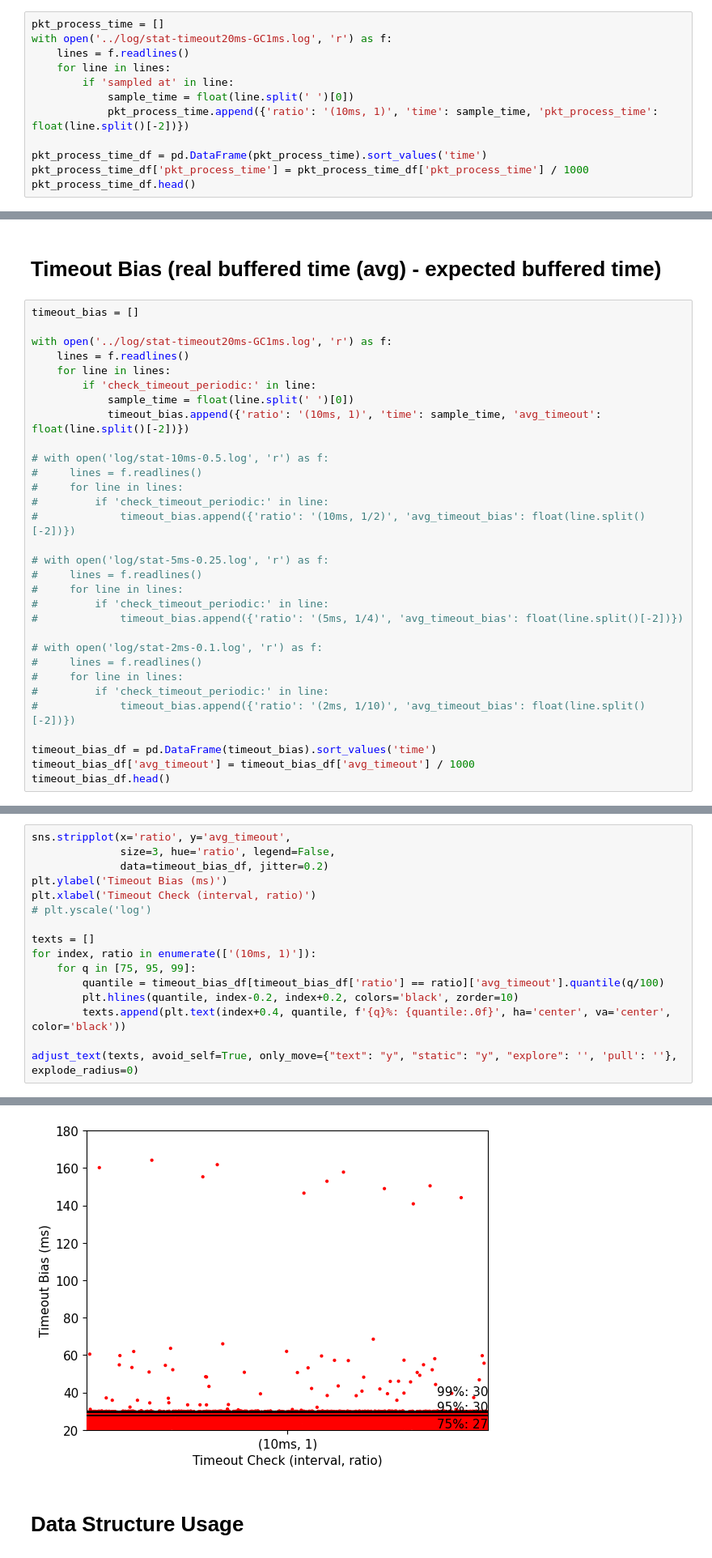
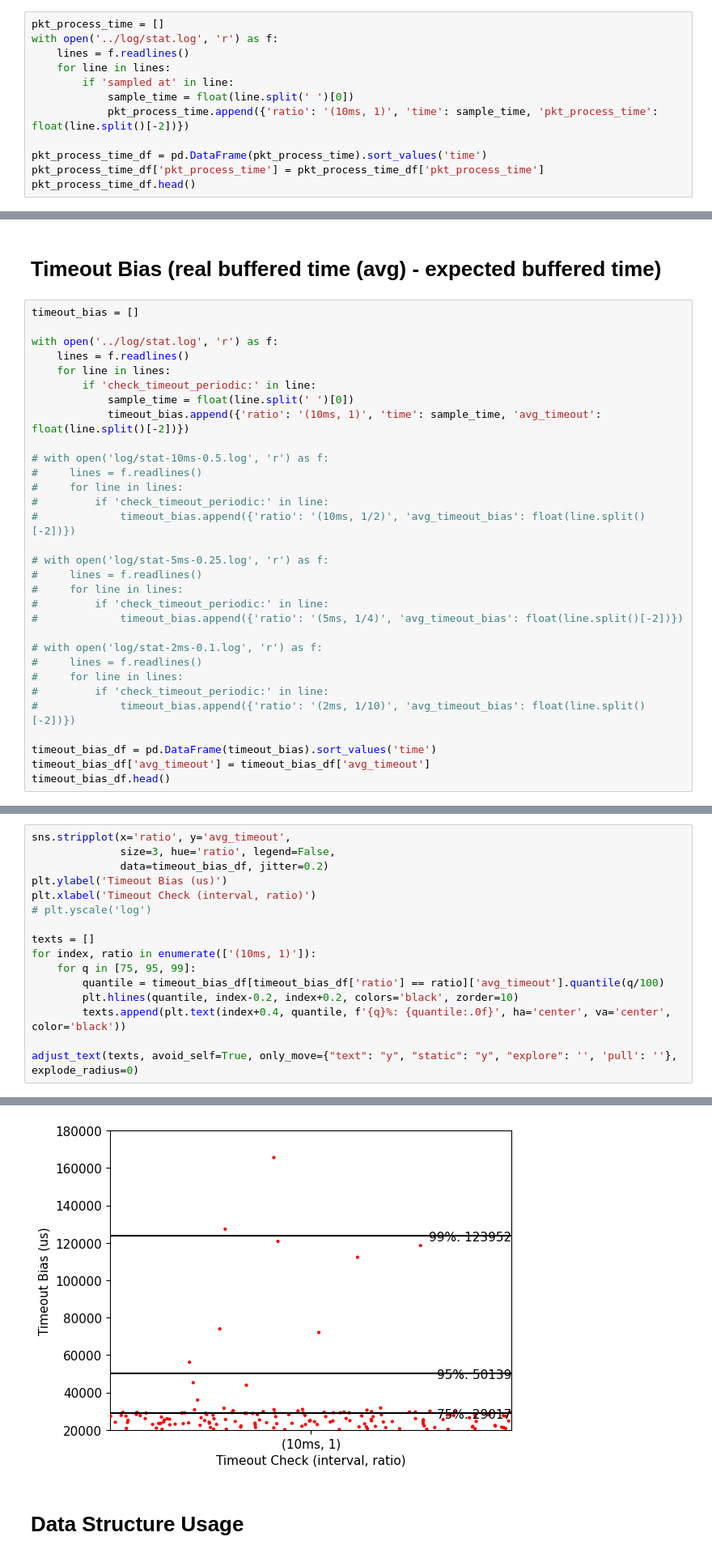
Before and after one commit to zhihao1998/ChamaleoNet, a Jupyter notebook: analysis/pkt_process_time.ipynb, the cells around one changed output, grey strips where cells are left out. Shown at 81% size. Cells and saved outputs as stored; diff of their text form.

```diff
--- a/analysis/pkt_process_time.ipynb
+++ b/analysis/pkt_process_time.ipynb
@@ -16,7 +16,7 @@ sns.set_context("paper")
 # Packet Processing Time
 # %%
 pkt_process_time = []
-with open('../log/stat-timeout20ms-GC1ms.log', 'r') as f:
+with open('../log/stat.log', 'r') as f:
     lines = f.readlines()
     for line in lines:
         if 'sampled at' in line:
@@ -24,7 +24,7 @@ with open('../log/stat-timeout20ms-GC1ms.log', 'r') as f:
             pkt_process_time.append({'ratio': '(10ms, 1)', 'time': sample_time, 'pkt_process_time': float(line.split()[-2])})
 
 pkt_process_time_df = pd.DataFrame(pkt_process_time).sort_values('time')
-pkt_process_time_df['pkt_process_time'] = pkt_process_time_df['pkt_process_time'] / 1000
+pkt_process_time_df['pkt_process_time'] = pkt_process_time_df['pkt_process_time']
 pkt_process_time_df.head()
 # %% [output]
 |  | ratio | time | pkt_process_time |
@@ -108,7 +109,7 @@ for index, ratio in enumerate(['(10ms, 1)']):
 # %%
 timeout_bias = []
 
-with open('../log/stat-timeout20ms-GC1ms.log', 'r') as f:
+with open('../log/stat.log', 'r') as f:
     lines = f.readlines()
     for line in lines:
         if 'check_timeout_periodic:' in line:
@@ -134,7 +135,7 @@ with open('../log/stat-timeout20ms-GC1ms.log', 'r') as f:
 #             timeout_bias.append({'ratio': '(2ms, 1/10)', 'avg_timeout_bias': float(line.split()[-2])})
 
 timeout_bias_df = pd.DataFrame(timeout_bias).sort_values('time')
-timeout_bias_df['avg_timeout'] = timeout_bias_df['avg_timeout'] / 1000
+timeout_bias_df['avg_timeout'] = timeout_bias_df['avg_timeout']
 timeout_bias_df.head()
 # %% [output]
 |  | ratio | time | avg_timeout |
@@ -147,7 +148,7 @@ timeout_bias_df.head()
 sns.stripplot(x='ratio', y='avg_timeout',
               size=3, hue='ratio', legend=False,
               data=timeout_bias_df, jitter=0.2)
-plt.ylabel('Timeout Bias (ms)')
+plt.ylabel('Timeout Bias (us)')
 plt.xlabel('Timeout Check (interval, ratio)')
 # plt.yscale('log')
 
@@ -166,5 +167,5 @@ adjust_text(texts, avoid_self=True, only_move={"text": "y", "static": "y", "expl
  [])
-[figure, old version]
+[figure, new version]
 # %% [markdown]
 # Data Structure Usage
 # %%
```
Also changed, not shown: parts of 9 cells of this notebook, 10 other files.
